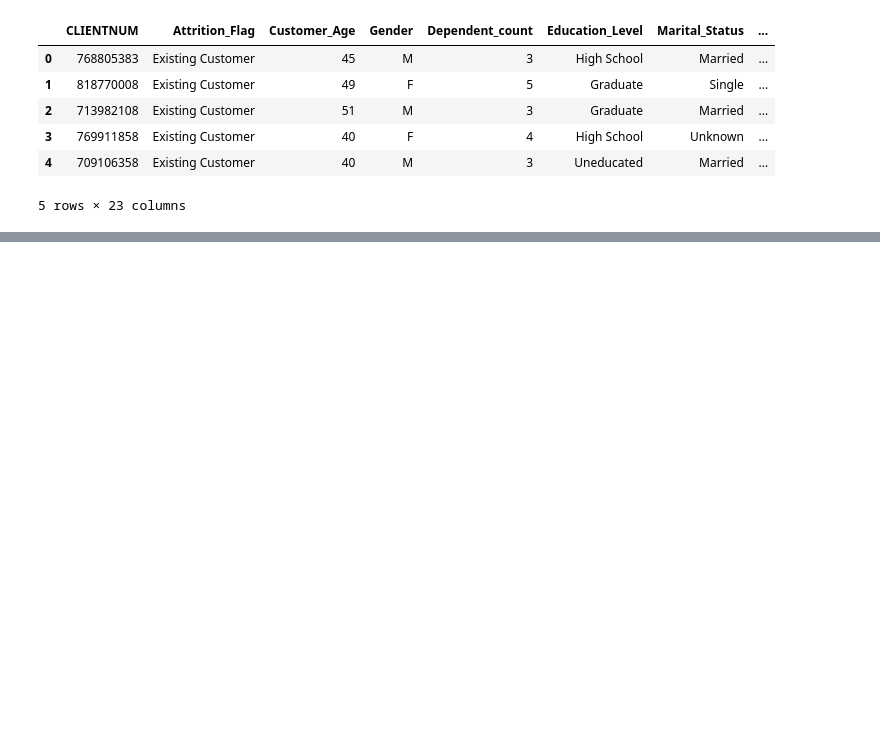
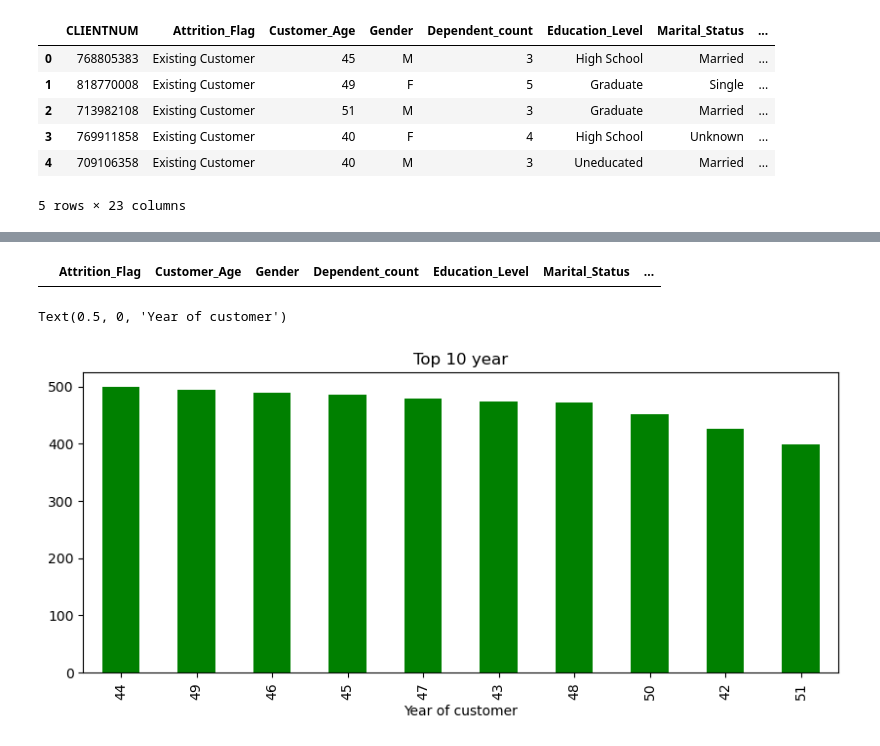
Before and after one commit to vitrykus55/Credit-Card-customers, a Jupyter notebook: src/data/imports.ipynb, the cells around one changed output, grey strips where cells are left out. Drawn from its saved outputs; the diff is of its cells as text; code cells hidden in the pictures; blank space fills up the shorter version.

```diff
--- a/src/data/imports.ipynb
+++ b/src/data/imports.ipynb
@@ -142,0 +56,2 @@ plt.show()
+# %%
+df = df.drop(columns=['CLIENTNUM', 'Naive_Bayes_Classifier_Attrition_Flag_Card_Category_Contacts_Count_12_mon_Dependent_count_Education_Level_Months_Inactive_12_mon_1', 'Naive_Bayes_Classifier_Attrition_Flag_Card_Category_Contacts_Count_12_mon_Dependent_count_Education_Level_Months_Inactive_12_mon_2'], axis=1).copy()
@@ -142,0 +88,13 @@ plt.show()
+# %%
+df.loc[df.duplicated()]
+# %% [output]
+|  | Attrition_Flag | Customer_Age | Gender | Dependent_count | Education_Level | Marital_Status | ... |
+# %%
+ax = df['Customer_Age'].value_counts() \
+    .head(10) \
+    .plot(kind='bar', title='Top 10 year', figsize=(10, 4), color='green')
+
+ax.set_xlabel('Year of customer')
+# %% [output]
+Text(0.5, 0, 'Year of customer')
+[figure, added]
```
Also changed, not shown: parts of 20 cells of this notebook.
